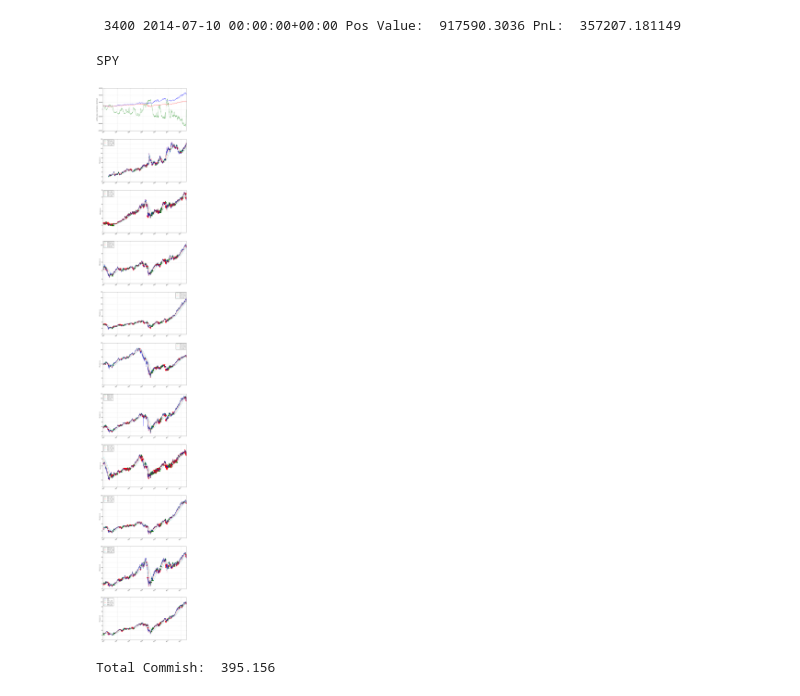
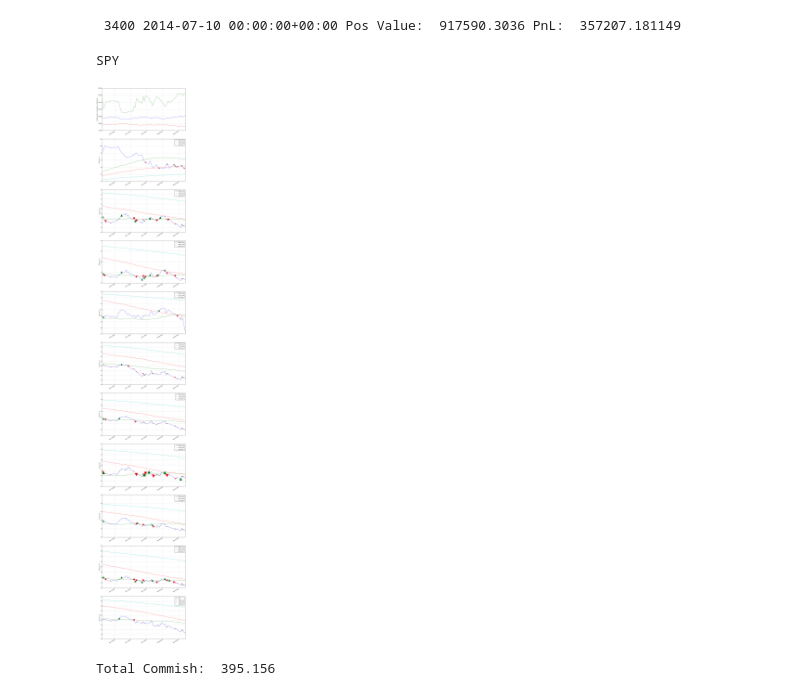
Before and after one commit to kaipeng/zipline, a Jupyter notebook: Basic Momentum MVA Crossover - SectorETFS - 3x-Asymmetric-Bloomberg-target_value-Permit Leverage.ipynb, the cells around one changed output. Cells and saved outputs as stored; diff of their text form; code cells hidden in the pictures.

```diff
--- a/Basic Momentum MVA Crossover - SectorETFS - 3x-Asymmetric-Bloomberg-target_value-Permit Leverage.ipynb
+++ b/Basic Momentum MVA Crossover - SectorETFS - 3x-Asymmetric-Bloomberg-target_value-Permit Leverage.ipynb
@@ -167,35 +165,36 @@ def file_analyze(filename, begin=0, end=-1):
     perf.ending_cash.plot(ax=ax1)
     ax1.plot(data['SPY'].index, 1200*data['SPY']['price'])
 
     ax1.set_ylabel('portfolio value vs cash balance vs benchmark')
 
     # Display Indicators
     i = 1
     for sec in secs:
         i+=1;
         ax2 = fig.add_subplot(len(secs)+1,1,i)
         perf[sec].plot(ax=ax2)
         perf[[sec+'-s_ma', sec+'-m_ma', sec+'-l_ma']].plot(ax=ax2)
 
         perf_trans = perf.ix[[t != [] for t in perf.transactions]]
 
         buys = perf_trans.ix[[(True in [(trade['sid']==sec and trade['amount'] > 0) for trade in t]) for t in perf_trans.transactions]]
         sells = perf_trans.ix[[(True in [(trade['sid']==sec and trade['amount'] < 0) for trade in t]) for t in perf_trans.transactions]]
 
         buy_markers = [max([(trade['amount'] if (trade['sid']==sec and trade['amount'] > 0) else 0) for trade in t]) for t in perf.transactions.ix[buys.index]]
         sell_markers = [-1*min([(trade['amount'] if (trade['sid']==sec and trade['amount'] < 0) else 0) for trade in t]) for t in perf.transactions.ix[sells.index]]
 
         ax2.scatter(buys.index, perf[sec].ix[buys.index], s=buy_markers, color='g', marker='^', alpha=.99)
         ax2.scatter(sells.index, perf[sec].ix[sells.index], s=sell_markers, color='r', marker='v', alpha=.99)
         ax2.set_ylabel(sec+' price in $')
 
     plt.legend(loc=0)
     plt.show()
+algo_name = "Basic Momentum MVA Crossover - SectorETFS - 3x-Asymmetric-Bloomberg-target_value-Levered"
 
-file_analyze(algo_name+'.pickle', 180)
+file_analyze(algo_name+'.pickle', 2000,2050)
 # %% [output]
 SPY
-[figure, old version]
+[figure, new version]
 # %%
 perf = perf_manual
 perf_trans = perf.ix[[t != [] for t in perf.transactions]]
```
Also changed, not shown: parts of 1 cell of this notebook, 14 other files.
